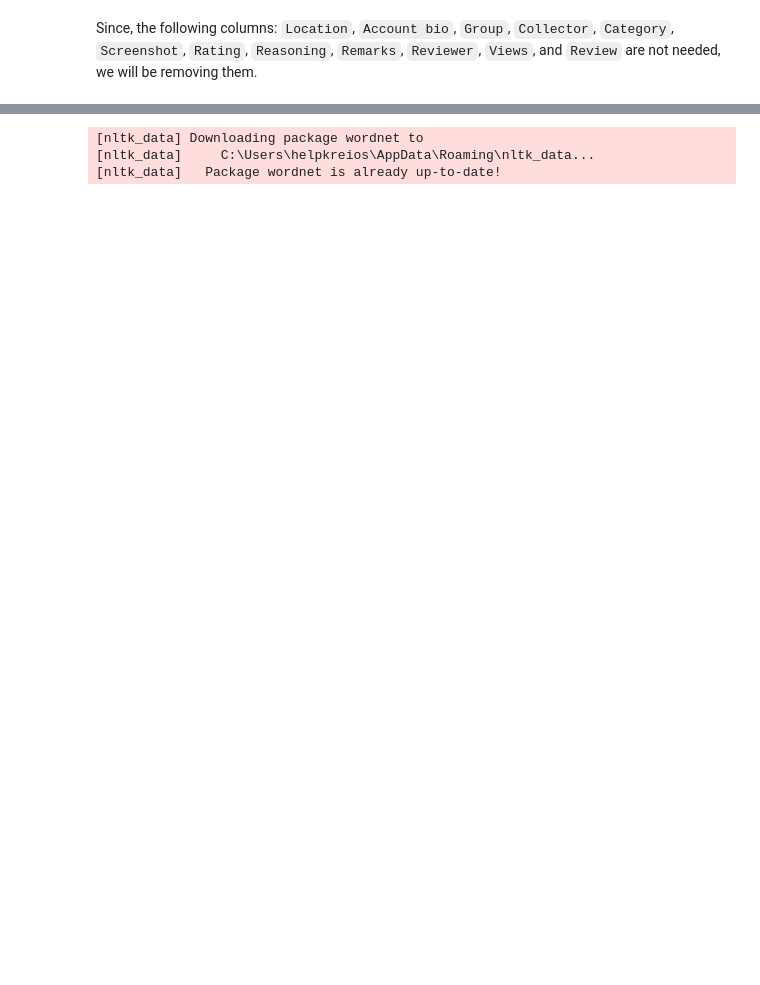
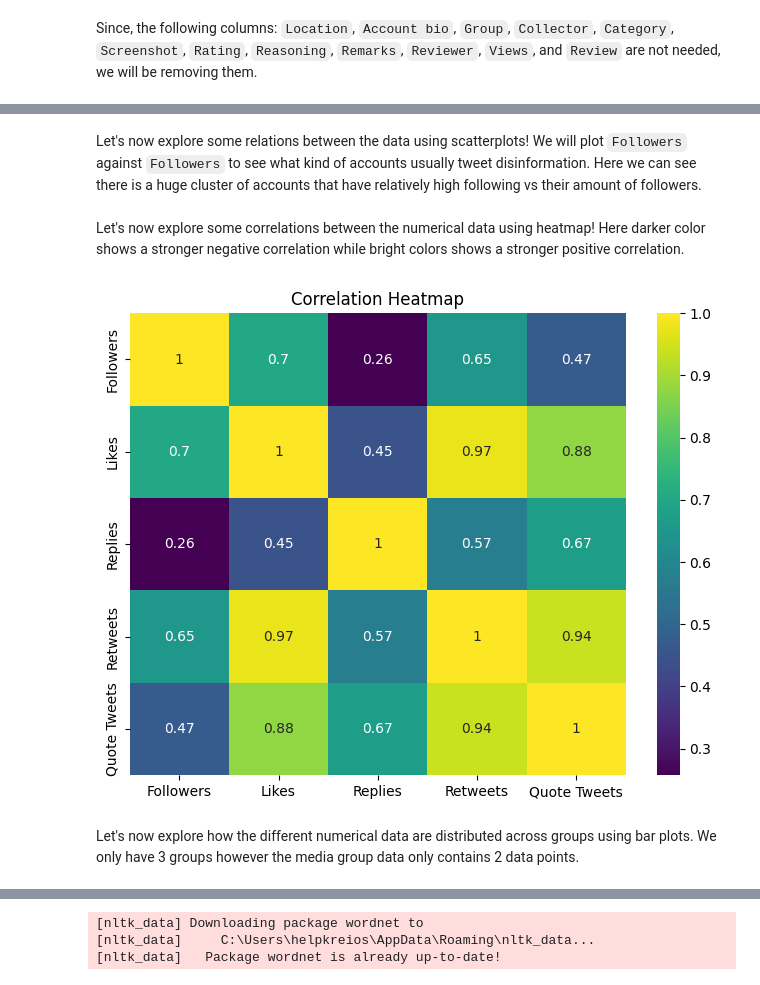
Before and after one commit to Vasallius/Philippine-Twitter-Disinformation-Analysis, a Jupyter notebook: main.ipynb, the cells around one changed output, grey strips where cells are left out. Drawn from its saved outputs; the diff is of its cells as text; code cells hidden in the pictures; blank space fills up the shorter version.

```diff
--- a/main.ipynb
+++ b/main.ipynb
@@ -70,2 +38,4 @@ We will now be checking how big our dataset is. We do this by checking `df.shape
 # %%
 df = df.fill_null(0)
+# %% [markdown]
+Let's now explore some relations between the data using scatterplots! We will plot `Followers` against `Followers` to see what kind of accounts usually tweet disinformation. Here we can see there is a huge cluster of accounts that have relatively high following vs their amount of followers.
@@ -71,0 +100,15 @@ df = df.fill_null(0)
+# %% [markdown]
+Let's now explore some correlations between the numerical data using heatmap! Here darker color shows a stronger negative correlation while bright colors shows a stronger positive correlation.
+# %%
+# Compute the correlation matrix
+corr_matrix = df2.to_pandas().corr()
+
+# Visualize the correlation matrix as a heatmap
+plt.figure(figsize=(8, 6))
+plt.title("Correlation Heatmap")
+sns.heatmap(corr_matrix, annot=True, cmap="viridis")
+plt.show()
+# %% [output]
+[figure, added]
+# %% [markdown]
+Let's now explore how the different numerical data are distributed across groups using bar plots. We only have 3 groups however the media group data only contains 2 data points.
```
Also changed, not shown: parts of 30 cells of this notebook.
